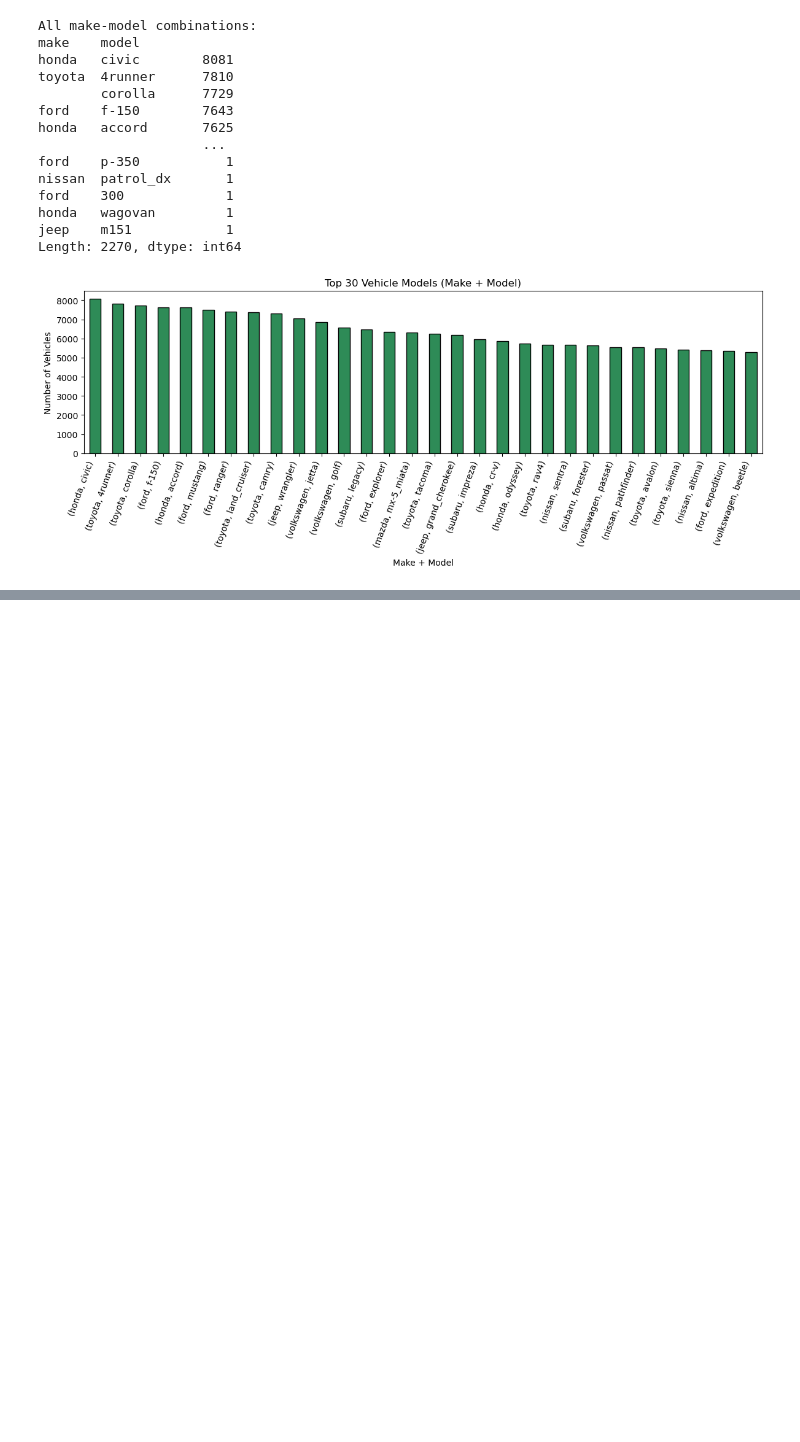
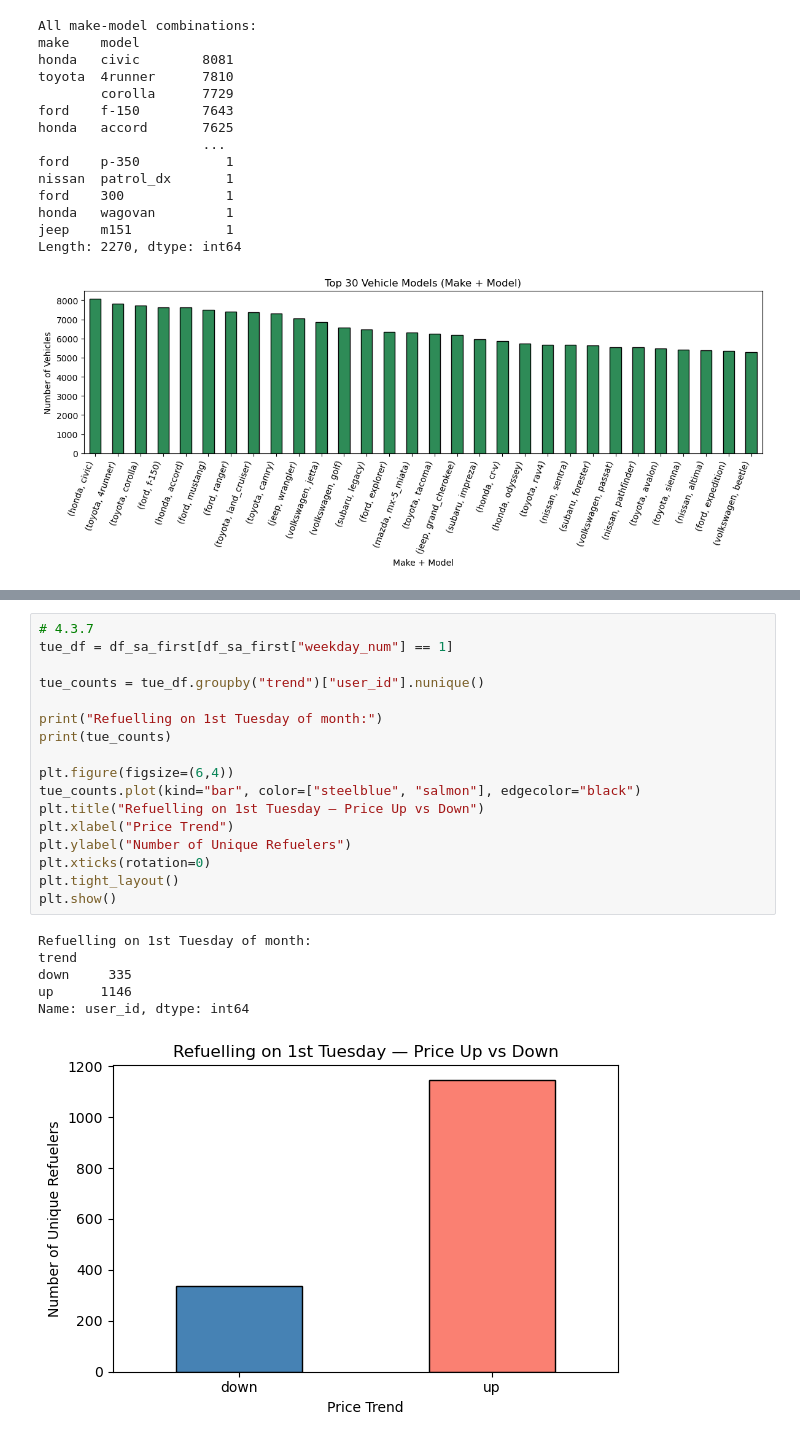
Before and after one commit to WitsPram/IDVE-assignment, a Jupyter notebook: cleaning.ipynb, the cells around one changed output, grey strips where cells are left out. Saved outputs shown, nothing was run; the diff lists cells and outputs as text; blank space fills up the shorter version.

```diff
--- a/cleaning.ipynb
+++ b/cleaning.ipynb
@@ -855,0 +1044,24 @@ Length: 2270, dtype: int64
+# %%
+# 4.3.7
+tue_df = df_sa_first[df_sa_first["weekday_num"] == 1]
+
+tue_counts = tue_df.groupby("trend")["user_id"].nunique()
+
+print("Refuelling on 1st Tuesday of month:")
+print(tue_counts)
+
+plt.figure(figsize=(6,4))
+tue_counts.plot(kind="bar", color=["steelblue", "salmon"], edgecolor="black")
+plt.title("Refuelling on 1st Tuesday — Price Up vs Down")
+plt.xlabel("Price Trend")
+plt.ylabel("Number of Unique Refuelers")
+plt.xticks(rotation=0)
+plt.tight_layout()
+plt.show()
+# %% [output]
+Refuelling on 1st Tuesday of month:
+trend
+down     335
+up      1146
+Name: user_id, dtype: int64
+[figure, added]
```
Also changed, not shown: parts of 6 cells of this notebook.
